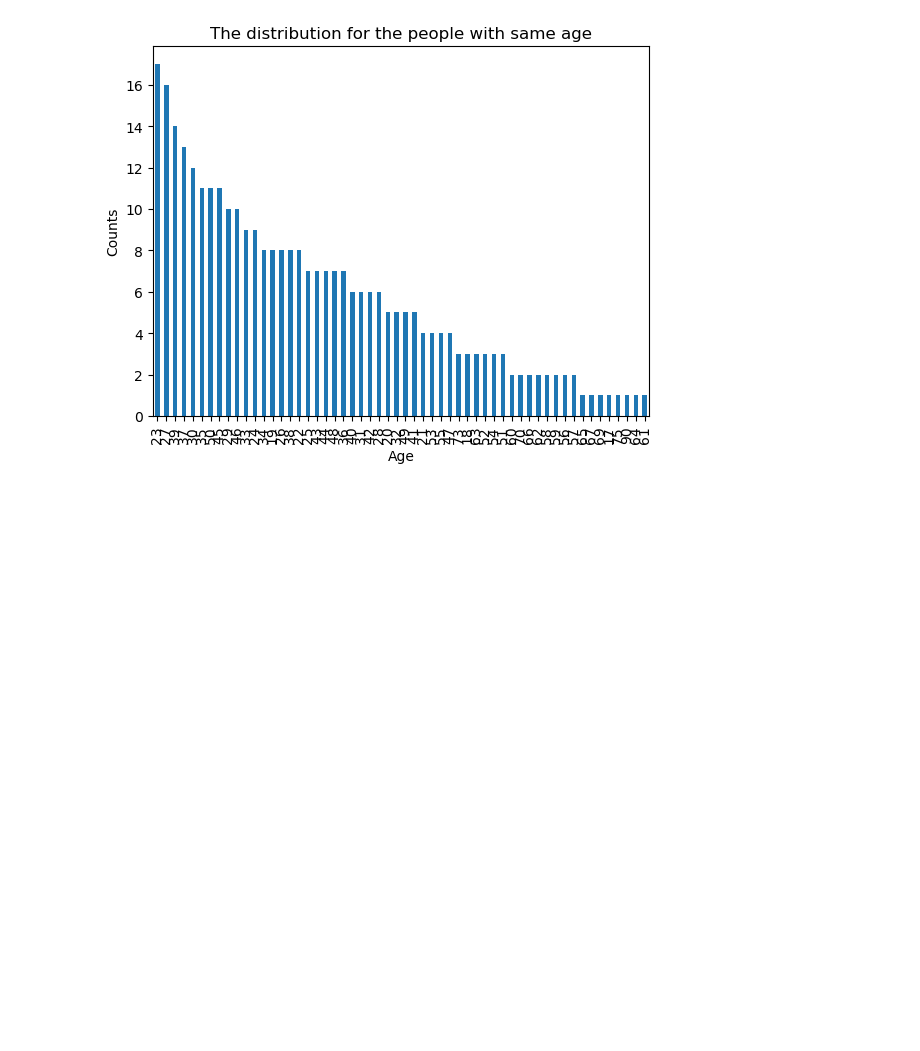
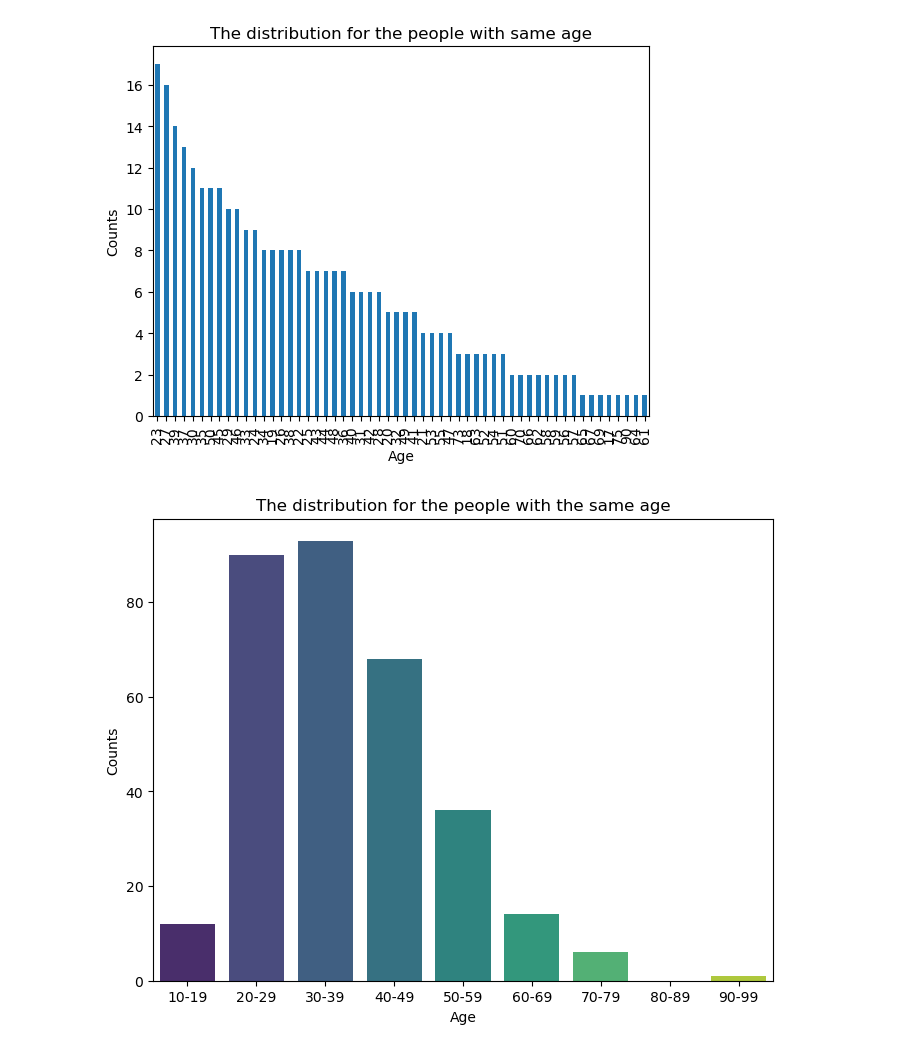
Before and after one commit to s214680/02450_project, a Jupyter notebook: 2023-09-11_James-try-out/test.ipynb, the cells around one changed output. Saved outputs shown, nothing was run; the diff lists cells and outputs as text; code cells hidden in the pictures; blank space fills up the shorter version.

```diff
--- a/2023-09-11_James-try-out/test.ipynb
+++ b/2023-09-11_James-try-out/test.ipynb
@@ -29,3 +30,27 @@ plt.ylabel("Counts")
 plt.show()
 # %% [output]
 [figure]
+# %%
+age_bins = [10, 20, 30, 40, 50, 60, 70, 80, 90, 100]
+
+age_labels = ['10-19', '20-29', '30-39', '40-49', '50-59', '60-69', '70-79', '80-89',
+              '90-99']
+
+data['age_group'] = pd.cut(data['age'], bins=age_bins, labels=age_labels, right=False)
+
+age_group_counts = data['age_group'].value_counts().reset_index()
+age_group_counts.columns = ['Age Group', 'Counts']
+
+#seaborn plot
+plt.figure(figsize=(8, 6))
+sns.barplot(x='Age Group', y='Counts', data=age_group_counts, palette='viridis')
+
+# Customize the plot (optional)
+plt.title("The distribution for the people with the same age")
+plt.xlabel("Age")
+plt.ylabel("Counts")
+
+# Show the plot
+plt.show()
+# %% [output]
+[figure, added]
```
Also changed, not shown: parts of 1 cell of this notebook.
